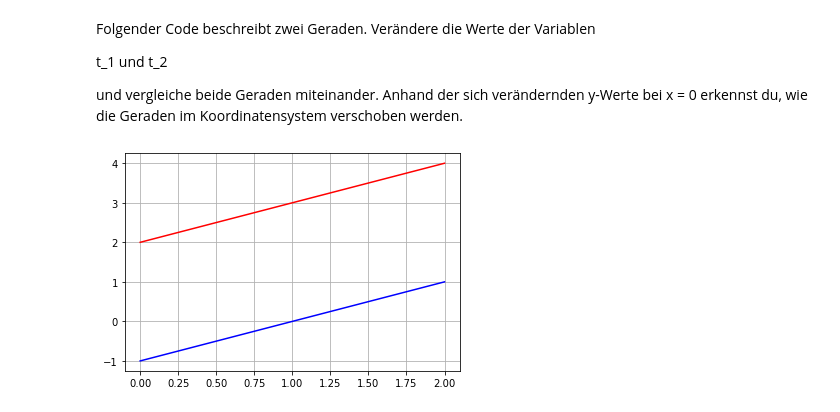
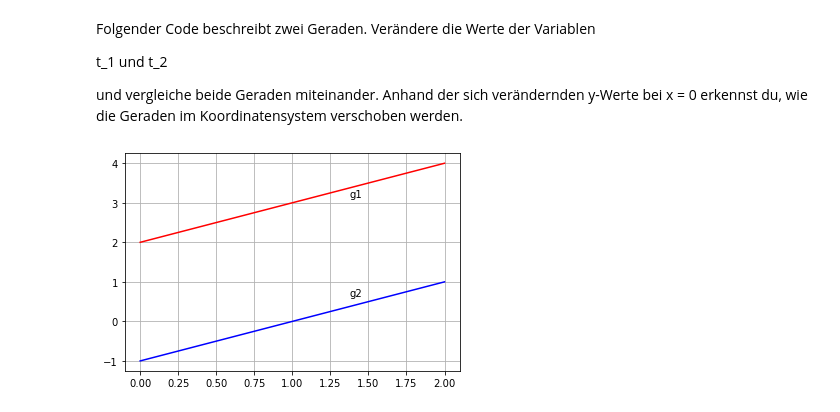
Before and after one commit to osamamehdi/Geraden, a Jupyter notebook: GeradenBasics.ipynb, the cells around one changed output. Saved outputs shown, nothing was run; the diff lists cells and outputs as text; code cells hidden in the pictures.

```diff
--- a/GeradenBasics.ipynb
+++ b/GeradenBasics.ipynb
@@ -97,25 +96,26 @@ und vergleiche beide Geraden miteinander. Anhand der sich verändernden y-Werte
 # %%
 import matplotlib.pyplot as plt
 
 xs = []
 ys_1 = []
 ys_2 = []
 
 m_1 = 1
 m_2 = 1
 
 t_1 = 2
 t_2 = -1
 
-# Berechnung der y-Werte der darzustellenden Geraden
 for x in range(0, 3):
-    xs.append(x) # Wertebereich der x-Achse festlegen
+    xs.append(x)
     ys_1.append((m_1 * x) + t_1)
     ys_2.append((m_2 * x) + t_2)
 
 plt.plot(xs, ys_1, "r-") # Rote Gerade
+plt.text(1.375, 3.15, "g1")
 plt.plot(xs, ys_2, "b-") # Blaue Gerade
+plt.text(1.375, 0.65, "g2")
 plt.grid(True)
 plt.show()
 # %% [output]
-[figure, old version]
+[figure, new version]
```
Also changed, not shown: parts of 11 cells of this notebook.
